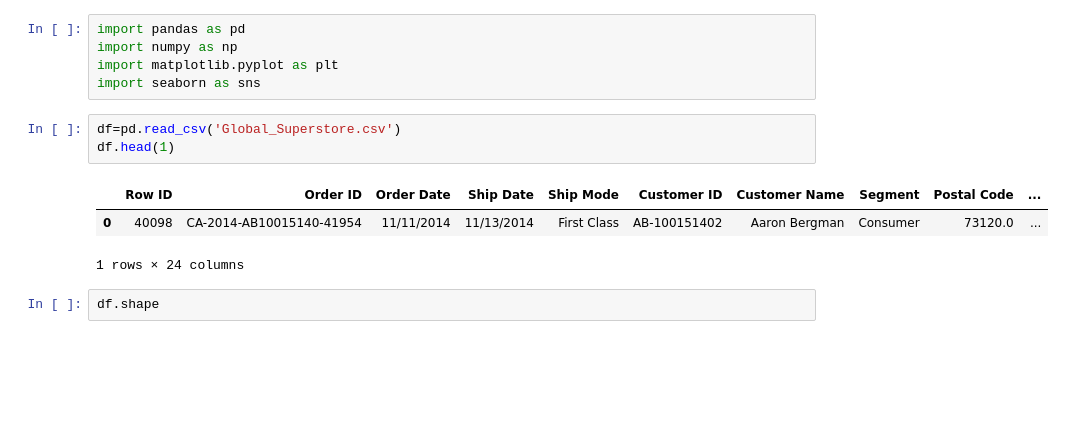
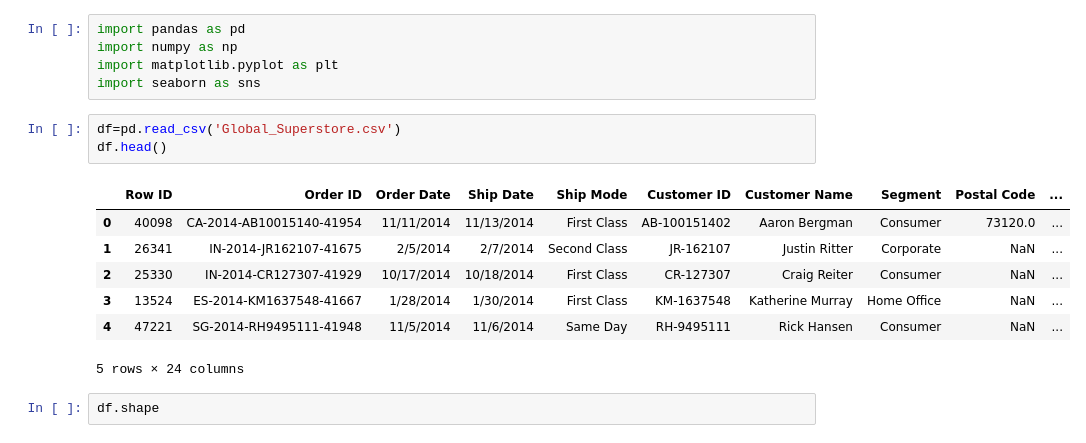
Before and after one commit to eaholmes10/Portfolio, a Jupyter notebook: Superstore.ipynb, the cells around one changed output. Cells and saved outputs as stored; diff of their text form; blank space fills up the shorter version.

```diff
--- a/Superstore.ipynb
+++ b/Superstore.ipynb
@@ -5,11 +5,15 @@ import matplotlib.pyplot as plt
 import seaborn as sns
 # %%
 df=pd.read_csv('Global_Superstore.csv')
-df.head(1)
+df.head()
 # %% [output]
 |  | Row ID | Order ID | Order Date | Ship Date | Ship Mode | Customer ID | Customer Name | Segment | Postal Code | ... |
 | 0 | 40098 | CA-2014-AB10015140-41954 | 11/11/2014 | 11/13/2014 | First Class | AB-100151402 | Aaron Bergman | Consumer | 73120.0 | ... |
+| 1 | 26341 | IN-2014-JR162107-41675 | 2/5/2014 | 2/7/2014 | Second Class | JR-162107 | Justin Ritter | Corporate | NaN | ... |
+| 2 | 25330 | IN-2014-CR127307-41929 | 10/17/2014 | 10/18/2014 | First Class | CR-127307 | Craig Reiter | Consumer | NaN | ... |
+| 3 | 13524 | ES-2014-KM1637548-41667 | 1/28/2014 | 1/30/2014 | First Class | KM-1637548 | Katherine Murray | Home Office | NaN | ... |
+| 4 | 47221 | SG-2014-RH9495111-41948 | 11/5/2014 | 11/6/2014 | Same Day | RH-9495111 | Rick Hansen | Consumer | NaN | ... |
-1 rows × 24 columns
+5 rows × 24 columns
 # %%
 df.shape
 # %% [output]
```
Also changed, not shown: parts of 11 cells of this notebook.
